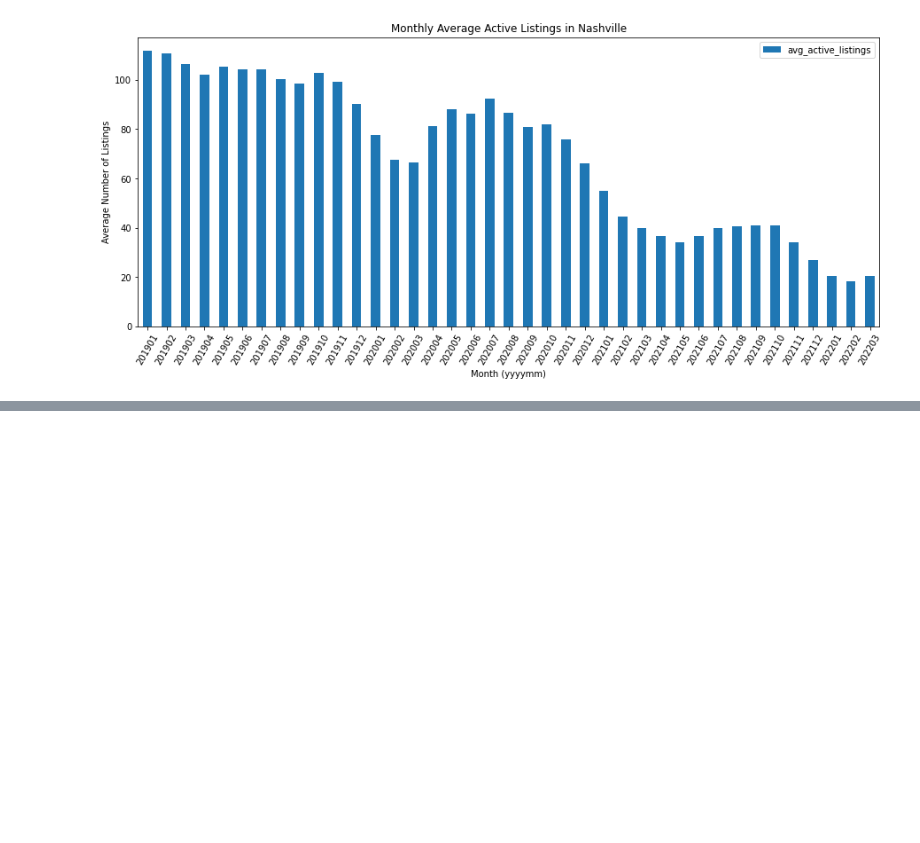
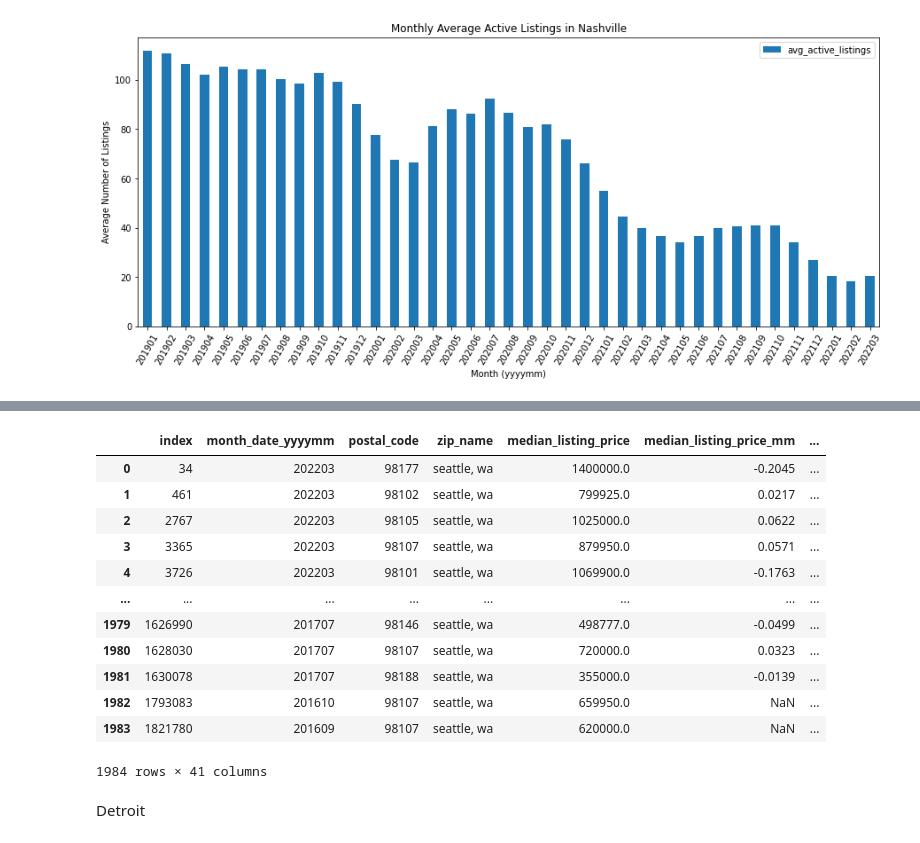
Before and after one commit to heatherkayb/heatherkayb_capstone, a Jupyter notebook: real_estate_capstone.ipynb, the cells around one changed output, grey strips where cells are left out. Drawn from its saved outputs; the diff is of its cells as text; code cells hidden in the pictures; blank space fills up the shorter version.

```diff
--- a/real_estate_capstone.ipynb
+++ b/real_estate_capstone.ipynb
@@ -417,0 +446,24 @@ plt.show();
+# %%
+seattle_core_zips = [98101, 98102, 98103, 98104, 98105, 98106, 98107, 98108, 98109, 98110, 98111, 98112, 98114, 98115, 98116,
+                     98117, 98118, 98119, 98121, 98122, 98124, 98125, 98126, 98129, 98131, 98132, 98133, 98134, 98136, 98138,
+                     98144, 98145, 98146, 98148, 98151, 98154, 98155, 98158, 98160, 98161, 98164, 98166, 98168, 98170, 98171,
+                     98174, 98177, 98178, 98181, 98184, 98185, 98188, 98190, 98191, 98195, 98198, 98199]
+seattle_zips = inventory_core.loc[inventory_core['postal_code'].isin(seattle_core_zips)]
+# %%
+seattle_zips_df = pd.DataFrame(seattle_zips)
+seattle_zips_df.reset_index(inplace=True)
+seattle_zips_df
+# %% [output]
+|  | index | month_date_yyyymm | postal_code | zip_name | median_listing_price | median_listing_price_mm | ... |
+| 0 | 34 | 202203 | 98177 | seattle, wa | 1400000.0 | -0.2045 | ... |
+| 1 | 461 | 202203 | 98102 | seattle, wa | 799925.0 | 0.0217 | ... |
+| 2 | 2767 | 202203 | 98105 | seattle, wa | 1025000.0 | 0.0622 | ... |
+| 3 | 3365 | 202203 | 98107 | seattle, wa | 879950.0 | 0.0571 | ... |
+| 4 | 3726 | 202203 | 98101 | seattle, wa | 1069900.0 | -0.1763 | ... |
+| ... | ... | ... | ... | ... | ... | ... | ... |
+| 1979 | 1626990 | 201707 | 98146 | seattle, wa | 498777.0 | -0.0499 | ... |
+| 1980 | 1628030 | 201707 | 98107 | seattle, wa | 720000.0 | 0.0323 | ... |
+| 1981 | 1630078 | 201707 | 98188 | seattle, wa | 355000.0 | -0.0139 | ... |
+| 1982 | 1793083 | 201610 | 98107 | seattle, wa | 659950.0 | NaN | ... |
+| 1983 | 1821780 | 201609 | 98107 | seattle, wa | 620000.0 | NaN | ... |
+1984 rows × 41 columns
@@ -417,0 +472,2 @@ plt.show();
+# %% [markdown]
+Detroit
```
Also changed, not shown: parts of 19 cells of this notebook.
